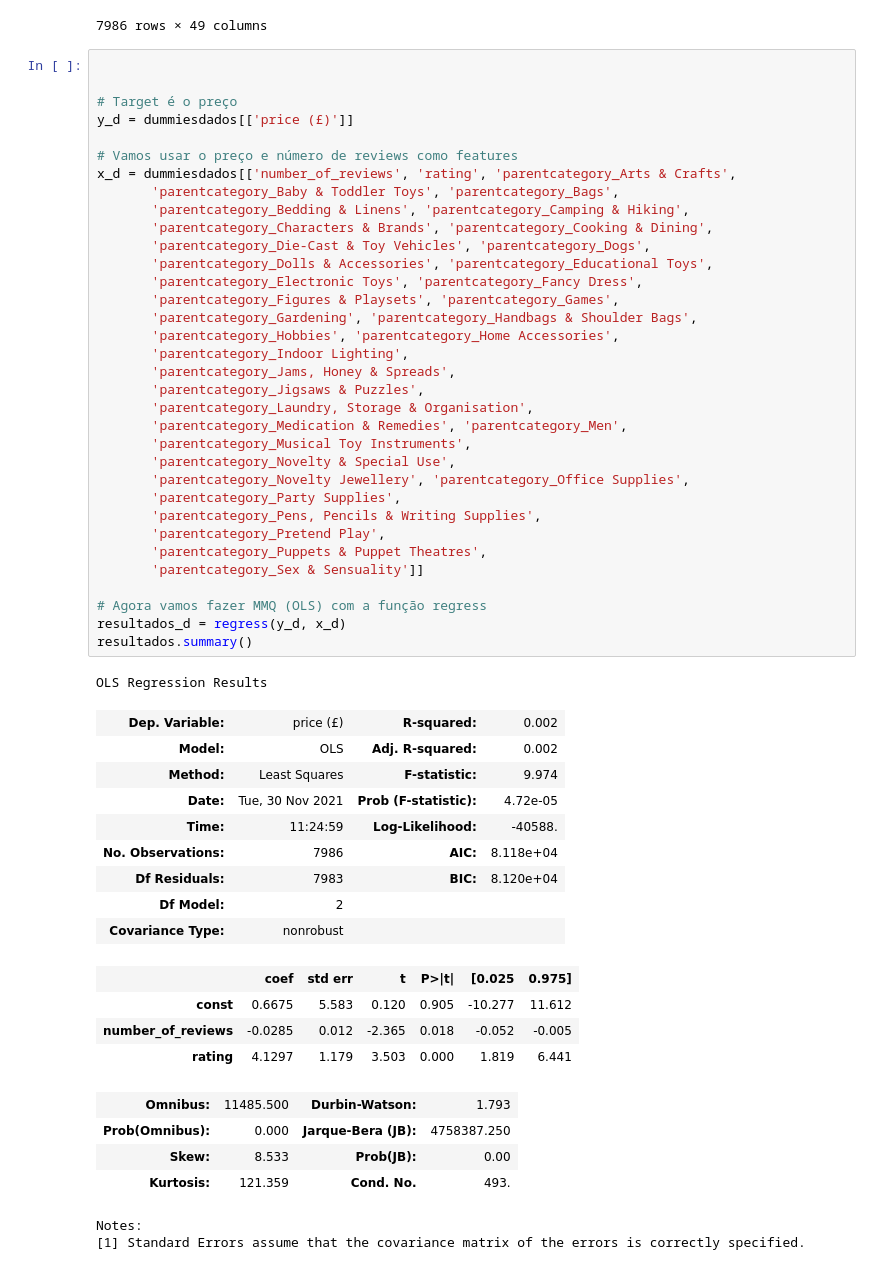
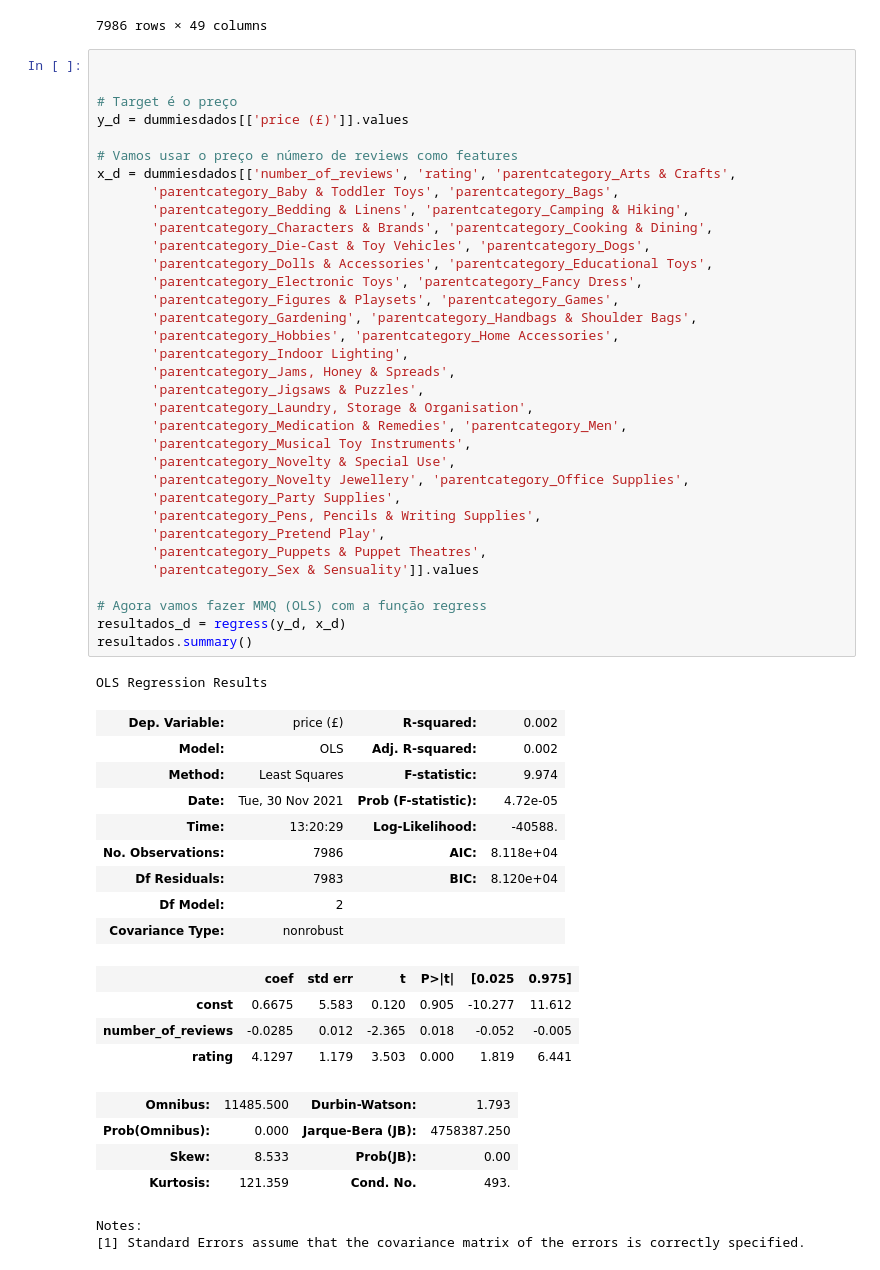
Before and after one commit to betomansur/projeto-2, a Jupyter notebook: Principal.ipynb, the cells around one changed output. Saved outputs shown, nothing was run; the diff lists cells and outputs as text.

```diff
--- a/Principal.ipynb
+++ b/Principal.ipynb
@@ -374,7 +351,7 @@ dummiesdados
 
 
 # Target é o preço
-y_d = dummiesdados[['price (£)']]
+y_d = dummiesdados[['price (£)']].values
 
 # Vamos usar o preço e número de reviews como features
 x_d = dummiesdados[['number_of_reviews', 'rating', 'parentcategory_Arts & Crafts',
@@ -382,35 +359,35 @@ x_d = dummiesdados[['number_of_reviews', 'rating', 'parentcategory_Arts & Crafts
        'parentcategory_Bedding & Linens', 'parentcategory_Camping & Hiking',
        'parentcategory_Characters & Brands', 'parentcategory_Cooking & Dining',
        'parentcategory_Die-Cast & Toy Vehicles', 'parentcategory_Dogs',
        'parentcategory_Dolls & Accessories', 'parentcategory_Educational Toys',
        'parentcategory_Electronic Toys', 'parentcategory_Fancy Dress',
        'parentcategory_Figures & Playsets', 'parentcategory_Games',
        'parentcategory_Gardening', 'parentcategory_Handbags & Shoulder Bags',
        'parentcategory_Hobbies', 'parentcategory_Home Accessories',
        'parentcategory_Indoor Lighting',
        'parentcategory_Jams, Honey & Spreads',
        'parentcategory_Jigsaws & Puzzles',
        'parentcategory_Laundry, Storage & Organisation',
        'parentcategory_Medication & Remedies', 'parentcategory_Men',
        'parentcategory_Musical Toy Instruments',
        'parentcategory_Novelty & Special Use',
        'parentcategory_Novelty Jewellery', 'parentcategory_Office Supplies',
        'parentcategory_Party Supplies',
        'parentcategory_Pens, Pencils & Writing Supplies',
        'parentcategory_Pretend Play',
        'parentcategory_Puppets & Puppet Theatres',
-       'parentcategory_Sex & Sensuality']]
+       'parentcategory_Sex & Sensuality']].values
 
 # Agora vamos fazer MMQ (OLS) com a função regress
 resultados_d = regress(y_d, x_d)
 resultados.summary()
 # %% [output]
 OLS Regression Results
 | Dep. Variable: | price (£) | R-squared: | 0.002 |
 | Model: | OLS | Adj. R-squared: | 0.002 |
 | Method: | Least Squares | F-statistic: | 9.974 |
 | Date: | Tue, 30 Nov 2021 | Prob (F-statistic): | 4.72e-05 |
-| Time: | 11:24:59 | Log-Likelihood: | -40588. |
+| Time: | 13:20:29 | Log-Likelihood: | -40588. |
 | No. Observations: | 7986 | AIC: | 8.118e+04 |
 | Df Residuals: | 7983 | BIC: | 8.120e+04 |
 | Df Model: | 2 |  |  |
```
Also changed, not shown: parts of 16 cells of this notebook.
